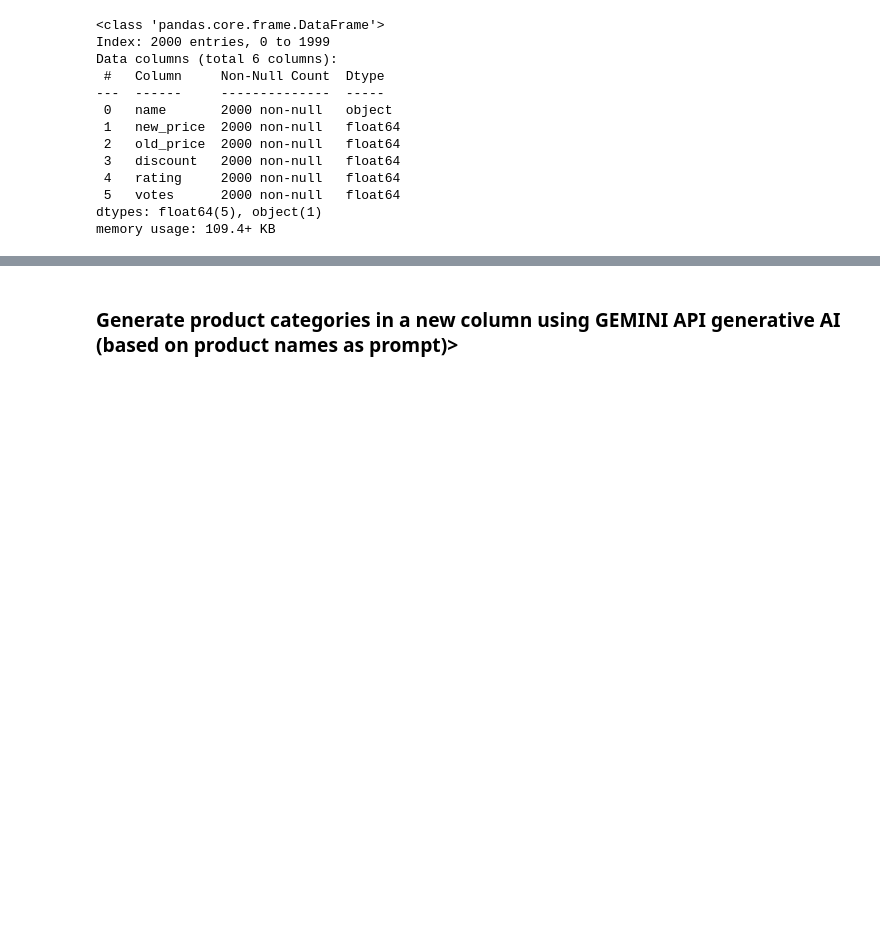
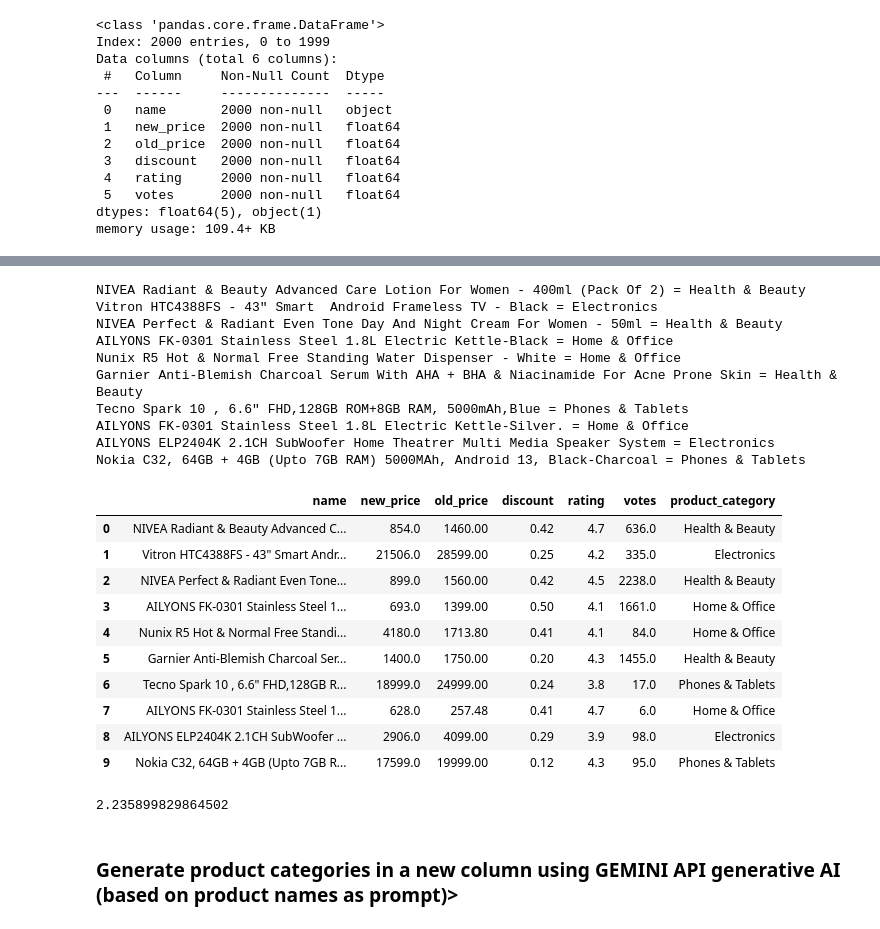
Before and after one commit to mutumagitonga/Jumia-WebScrape-Hackathon, a Jupyter notebook: notebooks/1_jumia_webscrape.ipynb, the cells around one changed output, grey strips where cells are left out. Cells and saved outputs as stored; diff of their text form; code cells hidden in the pictures; blank space fills up the shorter version.

Commit message:
Update notebook with code to update experimental dataframe with product category (successful)

```diff
--- a/notebooks/1_jumia_webscrape.ipynb
+++ b/notebooks/1_jumia_webscrape.ipynb
@@ -520,3 +518,7 @@ memory usage: 109.4+ KB
 # %%
 # Saving stage 6 data cleaning file to csv
 products_df.to_csv("../data/final/6_all_products_all_columns_cleaned.csv")
+# %%
+experiment_df = pd.read_csv("../data/final/6_all_products_all_columns_cleaned.csv", index_col=0)
+new_experiment_df = experiment_df.iloc[0:10]
+new_experiment_df
@@ -523,3 +537,60 @@ products_df.to_csv("../data/final/6_all_products_all_columns_cleaned.csv")
+# %%
+# Reload the gemini api call module, 'gemini_call', to refresh/reload it before use to prevent any unusual errors
+importlib.reload(gemini_call)
+
+# def fetch_category_name(product_name):
+#     product_cat = gemini_call.predict_product_category(product_name)
+#     return product_cat
+
+durations_list = []
+for idx, row in new_experiment_df.iterrows():
+    name_of_product = row["name"]
+
+    # Timed the API roundtrip during testing to find the average time...
+    # ... to check if it's possible to surpass the set rate limit of 60 requests per min (RPM)...
+    # ... besides, while doing the average time testing, I put a 1.2 sec sleep timer...
+    # ... as the last line function as total guard to ensure a max of 50 RPM
+
+    start_time = time.time()
+    predicted_category = gemini_call.predict_product_category(name_of_product)
+    end_time = time.time()
+    durations_list.append(end_time - start_time)
+
+    print(f"{name_of_product} = {predicted_category}")
+    new_experiment_df.at[idx, "product_category"] = predicted_category
+
+    # Commented the sleep timer after find the average roundtrip api call time is: 2.2 seconds
+    # time.sleep(1.2)
+
+
+new_experiment_df
+# %% [output]
+NIVEA Radiant & Beauty Advanced Care Lotion For Women - 400ml (Pack Of 2) = Health & Beauty
+Vitron HTC4388FS - 43" Smart  Android Frameless TV - Black = Electronics
+NIVEA Perfect & Radiant Even Tone Day And Night Cream For Women - 50ml = Health & Beauty
+AILYONS FK-0301 Stainless Steel 1.8L Electric Kettle-Black = Home & Office
+Nunix R5 Hot & Normal Free Standing Water Dispenser - White = Home & Office
+Garnier Anti-Blemish Charcoal Serum With AHA + BHA & Niacinamide For Acne Prone Skin = Health & Beauty
+Tecno Spark 10 , 6.6" FHD,128GB ROM+8GB RAM, 5000mAh,Blue = Phones & Tablets
+AILYONS FK-0301 Stainless Steel 1.8L Electric Kettle-Silver. = Home & Office
+AILYONS ELP2404K 2.1CH SubWoofer Home Theatrer Multi Media Speaker System = Electronics
+Nokia C32, 64GB + 4GB (Upto 7GB RAM) 5000MAh, Android 13, Black-Charcoal = Phones & Tablets
+|  | name | new_price | old_price | discount | rating | votes | product_category |
+| 0 | NIVEA Radiant & Beauty Advanced C... | 854.0 | 1460.00 | 0.42 | 4.7 | 636.0 | Health & Beauty |
+| 1 | Vitron HTC4388FS - 43" Smart Andr... | 21506.0 | 28599.00 | 0.25 | 4.2 | 335.0 | Electronics |
+| 2 | NIVEA Perfect & Radiant Even Tone... | 899.0 | 1560.00 | 0.42 | 4.5 | 2238.0 | Health & Beauty |
+| 3 | AILYONS FK-0301 Stainless Steel 1... | 693.0 | 1399.00 | 0.50 | 4.1 | 1661.0 | Home & Office |
+| 4 | Nunix R5 Hot & Normal Free Standi... | 4180.0 | 1713.80 | 0.41 | 4.1 | 84.0 | Home & Office |
+| 5 | Garnier Anti-Blemish Charcoal Ser... | 1400.0 | 1750.00 | 0.20 | 4.3 | 1455.0 | Health & Beauty |
+| 6 | Tecno Spark 10 , 6.6" FHD,128GB R... | 18999.0 | 24999.00 | 0.24 | 3.8 | 17.0 | Phones & Tablets |
+| 7 | AILYONS FK-0301 Stainless Steel 1... | 628.0 | 257.48 | 0.41 | 4.7 | 6.0 | Home & Office |
+| 8 | AILYONS ELP2404K 2.1CH SubWoofer ... | 2906.0 | 4099.00 | 0.29 | 3.9 | 98.0 | Electronics |
+| 9 | Nokia C32, 64GB + 4GB (Upto 7GB R... | 17599.0 | 19999.00 | 0.12 | 4.3 | 95.0 | Phones & Tablets |
+# %%
+average_duration = sum(durations_list) / len(durations_list)
+average_duration
+# %% [output]
+2.235899829864502
 # %% [markdown]
 ### Generate product categories in a new column using GEMINI API generative AI (based on product names as prompt)>
 # %%
```
Also changed, not shown: parts of 5 cells of this notebook.
